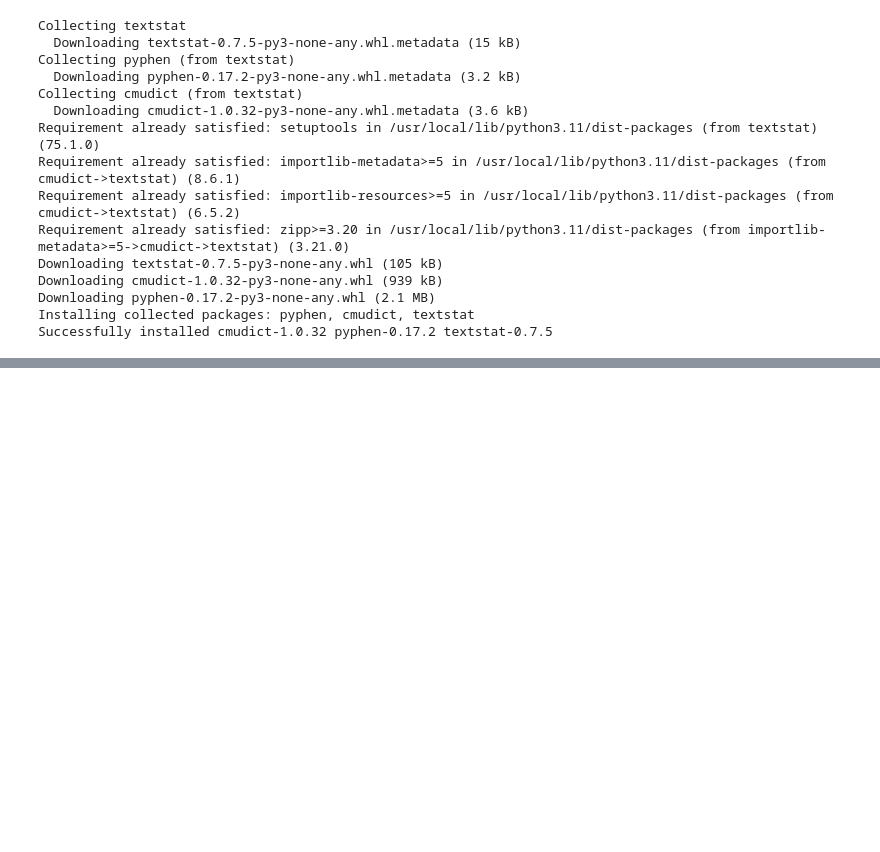
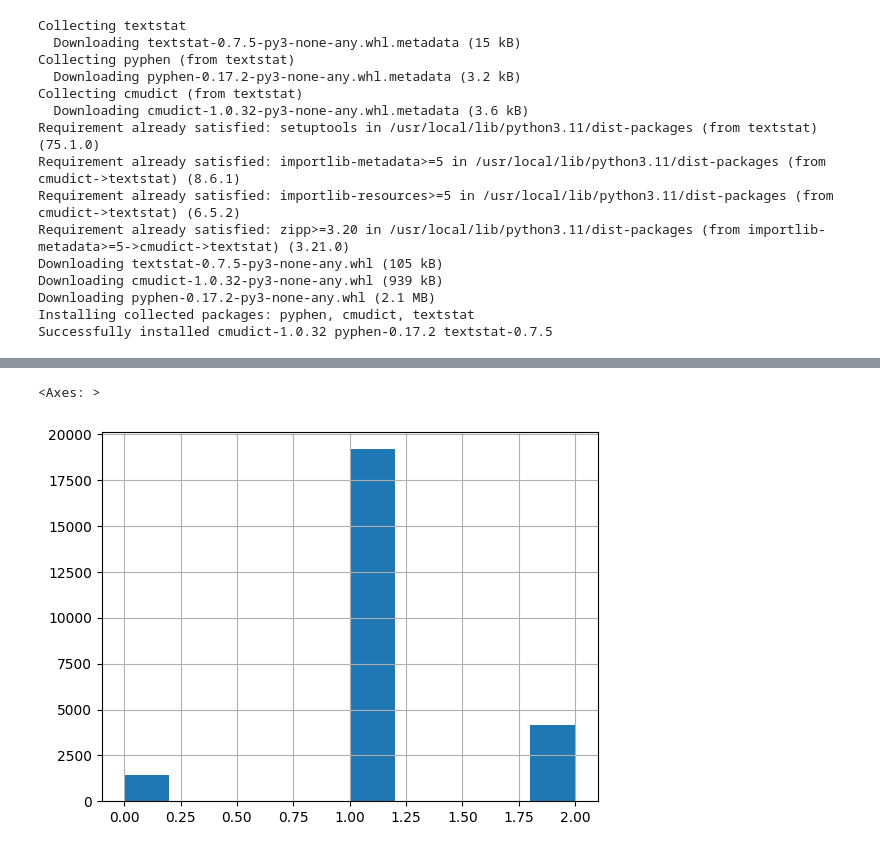
Before and after one commit to Kanak05/Hate-Speech-Classification, a Jupyter notebook: Hate_speech_classification.ipynb, the cells around one changed output, grey strips where cells are left out. Drawn from its saved outputs; the diff is of its cells as text; code cells hidden in the pictures; blank space fills up the shorter version.

```diff
--- a/Hate_speech_classification.ipynb
+++ b/Hate_speech_classification.ipynb
@@ -51,0 +98,5 @@ FileNotFoundError: [Errno 2] No such file or directory: 'HateSpeechData.csv'
+# %%
+dataset['class'].hist()
+# %% [output]
+<Axes: >
+[figure, added]
```
Also changed, not shown: parts of 11 cells of this notebook.
